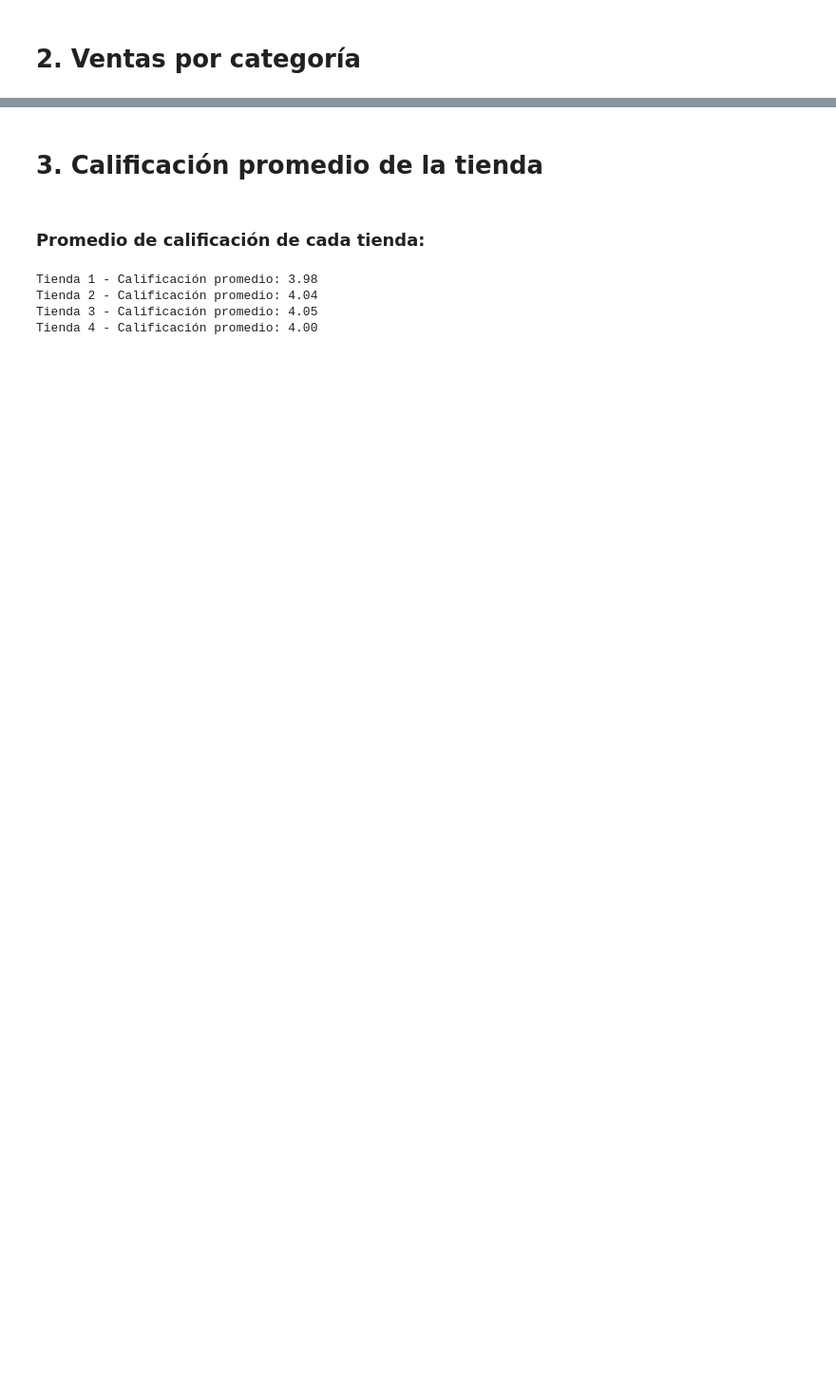
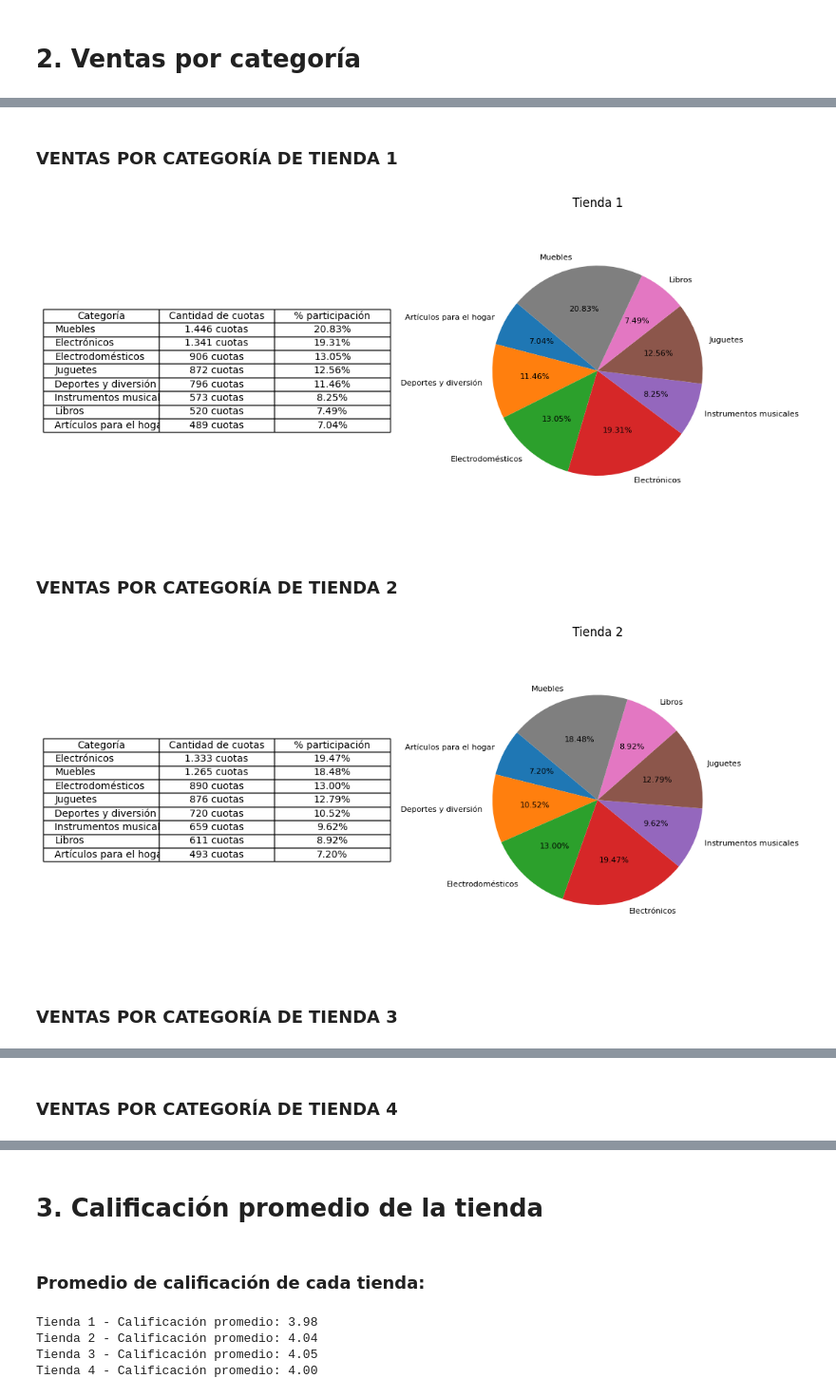
Before and after one commit to Saya-Sayita/Challenge1-Python, a Jupyter notebook: AluraStoreLatam.ipynb, the cells around one changed output, grey strips where cells are left out. Shown: that part at 95% size. Saved outputs shown, nothing was run; the diff lists cells and outputs as text; code cells hidden in the pictures; blank space fills up the shorter version.

```diff
--- a/AluraStoreLatam.ipynb
+++ b/AluraStoreLatam.ipynb
@@ -141,0 +104,51 @@ Tienda 4: Muebles - 1.392 cuotas
+# %%
+from IPython.display import display, HTML
+import matplotlib.pyplot as plt
+
+
+df = pd.concat([tienda1, tienda2, tienda3, tienda4], ignore_index=True)
+
+# Función para mostrar tabla y gráfico por tienda
+def mostrar_ventas_por_categoria(df, nombre_tienda):
+    display(HTML(f"<h3 style='font-weight:bold;'>VENTAS POR CATEGORÍA DE {nombre_tienda.upper()}</h3>"))
+    data_tienda = df[df['tienda'] == nombre_tienda]
+    resumen = data_tienda.groupby("Categoría del Producto")["Cantidad de cuotas"].sum().reset_index()
+    resumen = resumen.sort_values(by="Cantidad de cuotas", ascending=False)
+    total = resumen["Cantidad de cuotas"].sum()
+    resumen["% participación"] = (resumen["Cantidad de cuotas"] / total * 100).apply(lambda x: f"{x:.2f}%")
+    resumen["Cantidad de cuotas"] = resumen["Cantidad de cuotas"].apply(lambda x: f"{int(x):,}".replace(",", ".") + " cuotas")
+    resumen = resumen.rename(columns={"Categoría del Producto": "Categoría"})
+    resumen = resumen[["Categoría", "Cantidad de cuotas", "% participación"]]
+
+    # Mostrar tabla y gráfico en una misma figura
+    fig, axs = plt.subplots(1, 2, figsize=(11, 5), gridspec_kw={'width_ratios': [1.5, 1]})
+    axs[0].axis('off')
+    tabla = axs[0].table(cellText=resumen.values,
+                         colLabels=resumen.columns,
+                         cellLoc='center',
+                         loc='center')
+    tabla.auto_set_font_size(False)
+    tabla.set_fontsize(10)
+    for i in range(len(resumen)):
+        tabla[i + 1, 0].get_text().set_ha('left')
+
+    valores = data_tienda.groupby("Categoría del Producto")["Cantidad de cuotas"].sum()
+    axs[1].pie(valores.values,
+               labels=valores.index,
+               autopct='%1.2f%%',
+               startangle=140,
+               textprops={'fontsize': 8})
+    axs[1].set_title(f'{nombre_tienda}', fontsize=12)
+    axs[1].axis('equal')
+    plt.tight_layout()
+    plt.show()
+
+# Ejecutar para cada tienda
+for tienda in ['Tienda 1', 'Tienda 2', 'Tienda 3', 'Tienda 4']:
+    mostrar_ventas_por_categoria(df, tienda)
+# %% [output]
+VENTAS POR CATEGORÍA DE TIENDA 1
+[figure, added]
+VENTAS POR CATEGORÍA DE TIENDA 2
+[figure, added]
+VENTAS POR CATEGORÍA DE TIENDA 3
@@ -141,0 +156 @@ Tienda 4: Muebles - 1.392 cuotas
+VENTAS POR CATEGORÍA DE TIENDA 4
```
Also changed, not shown: parts of 7 cells of this notebook.
